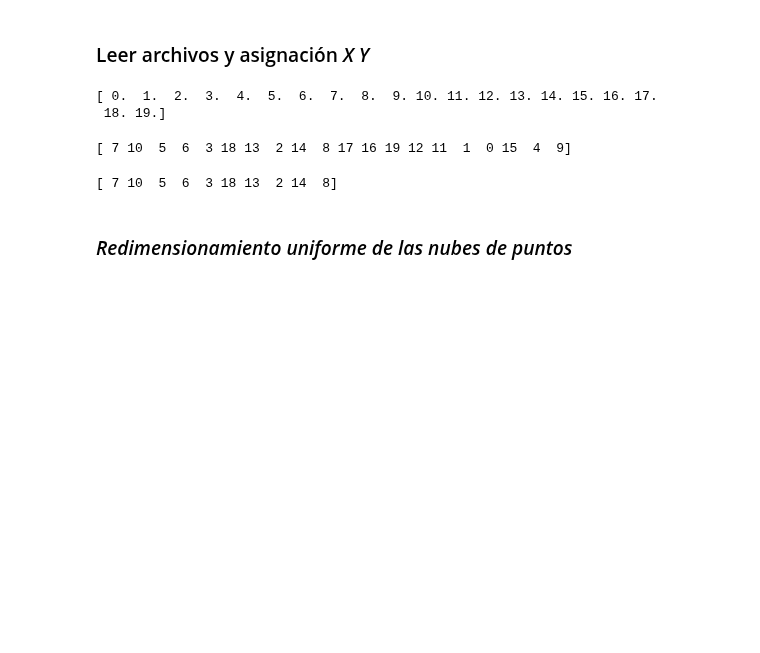
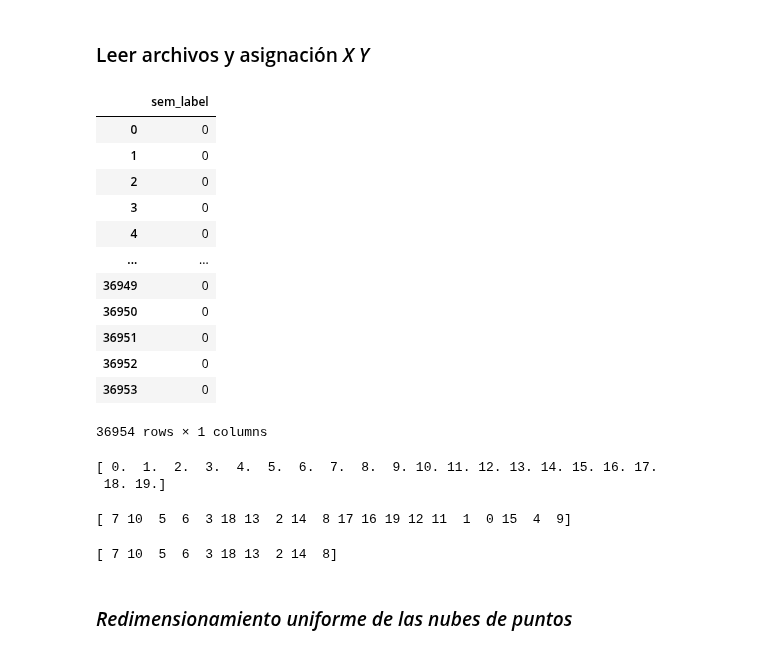
Before and after one commit to RoboticsLabURJC/2024-tfg-felix-martinez, a Jupyter notebook: segmentation/utils/Processing_data.ipynb, the cells around one changed output. Drawn from its saved outputs; the diff is of its cells as text; code cells hidden in the pictures; blank space fills up the shorter version.

```diff
--- a/segmentation/utils/Processing_data.ipynb
+++ b/segmentation/utils/Processing_data.ipynb
@@ -90,3 +91,19 @@ for file in labels_list:
+# %%
+Y[0]
+# %% [output]
+|  | sem_label |
+| 0 | 0 |
+| 1 | 0 |
+| 2 | 0 |
+| 3 | 0 |
+| 4 | 0 |
+| ... | ... |
+| 36949 | 0 |
+| 36950 | 0 |
+| 36951 | 0 |
+| 36952 | 0 |
+| 36953 | 0 |
+36954 rows × 1 columns
 # %%
 X = []
 
```
Also changed, not shown: parts of 9 cells of this notebook.
